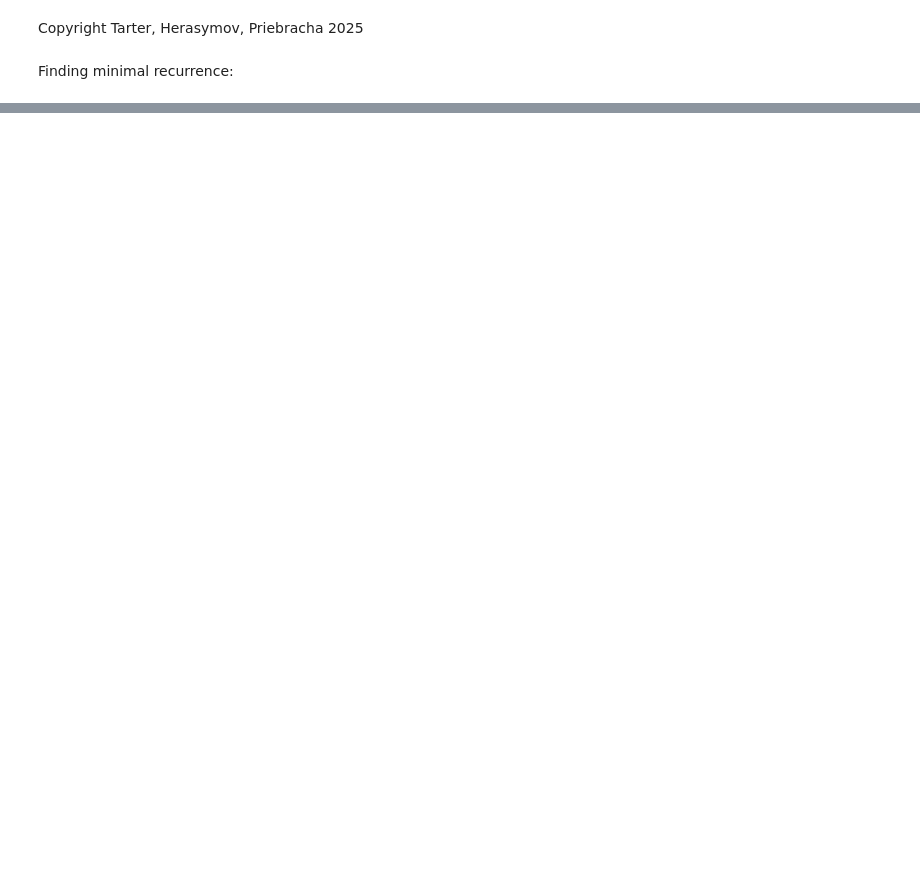
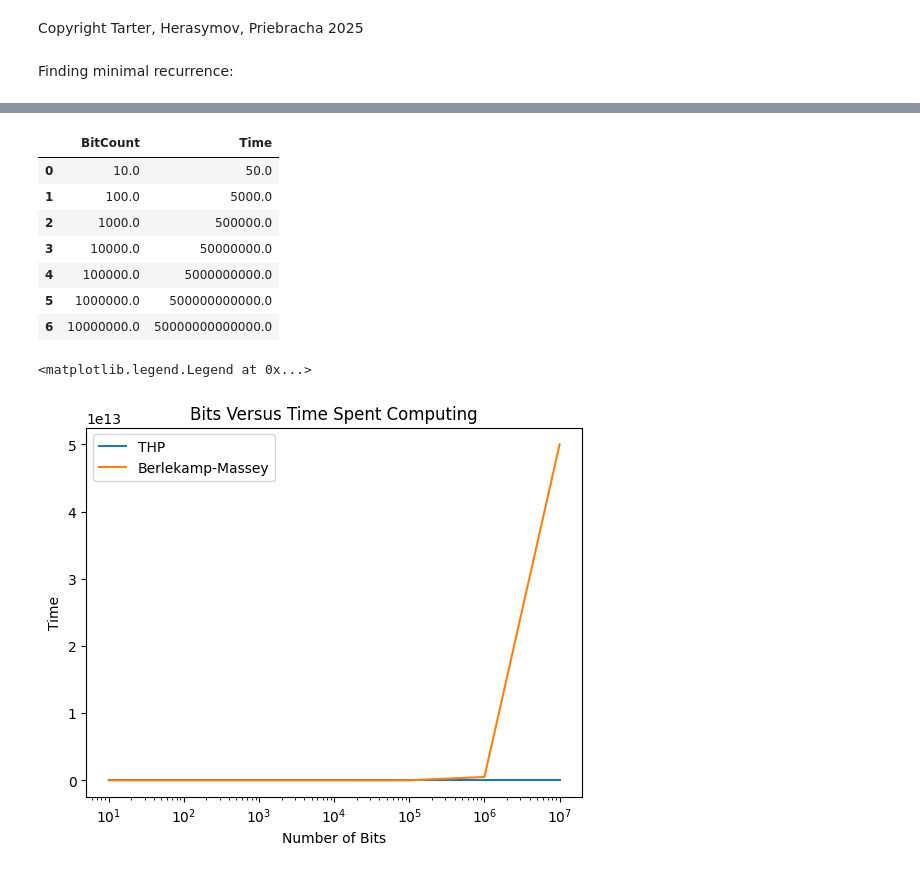
Before and after one commit to Tartertx/LFSR-Research, a Jupyter notebook: algorithm.ipynb, the cells around one changed output, grey strips where cells are left out. Saved outputs shown, nothing was run; the diff lists cells and outputs as text; code cells hidden in the pictures; blank space fills up the shorter version.

```diff
--- a/algorithm.ipynb
+++ b/algorithm.ipynb
@@ -104,0 +116,30 @@ plt.legend()
+# %%
+def bmcomp(out):
+    bmout = pd.DataFrame(columns = ['BitCount','Time'])
+    bmout['BitCount'] = out['BitCount']
+    for bit in range(len(bmout['BitCount'])):
+        bmout.loc[bit,'Time'] = (bmout.loc[bit,'BitCount']**2//4)*2
+    return bmout
+
+bmdf = bmcomp(out)
+display(bmdf)
+
+plt.figure
+plt.title('Bits Versus Time Spent Computing')
+plt.plot(out['BitCount'],out['Time'], label = 'THP')
+plt.plot(bmdf['BitCount'], bmdf['Time'],label = 'Berlekamp-Massey')
+plt.xscale('log')
+plt.xlabel('Number of Bits')
+plt.ylabel('Time')
+plt.legend()
+# %% [output]
+|  | BitCount | Time |
+| 0 | 10.0 | 50.0 |
+| 1 | 100.0 | 5000.0 |
+| 2 | 1000.0 | 500000.0 |
+| 3 | 10000.0 | 50000000.0 |
+| 4 | 100000.0 | 5000000000.0 |
+| 5 | 1000000.0 | 500000000000.0 |
+| 6 | 10000000.0 | 50000000000000.0 |
+<matplotlib.legend.Legend at 0x...>
+[figure, added]
```
Also changed, not shown: parts of 2 cells of this notebook, 7 other files.
